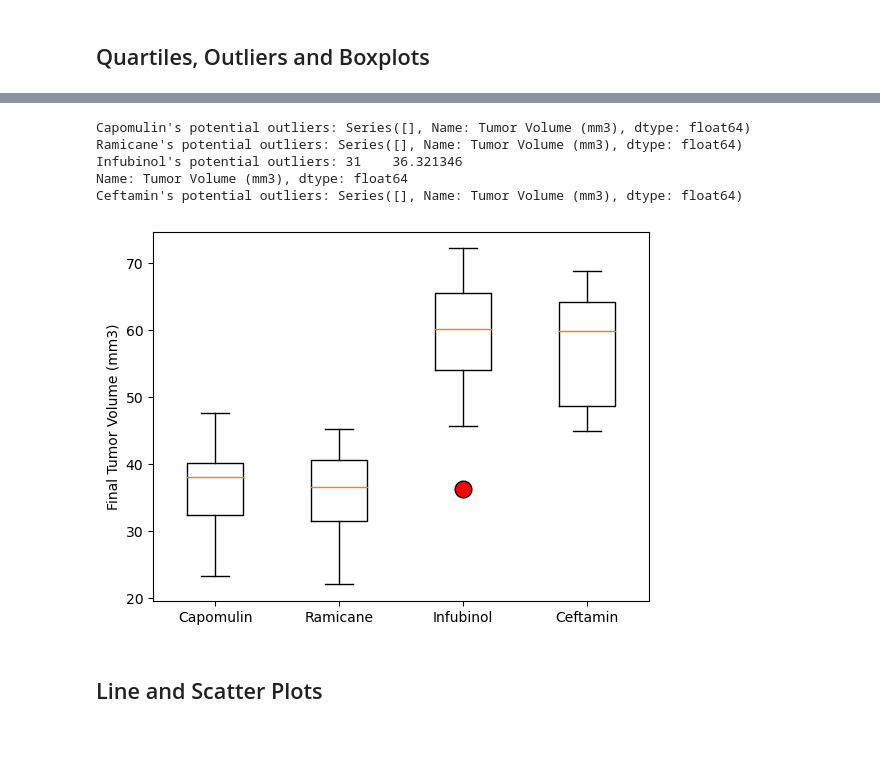
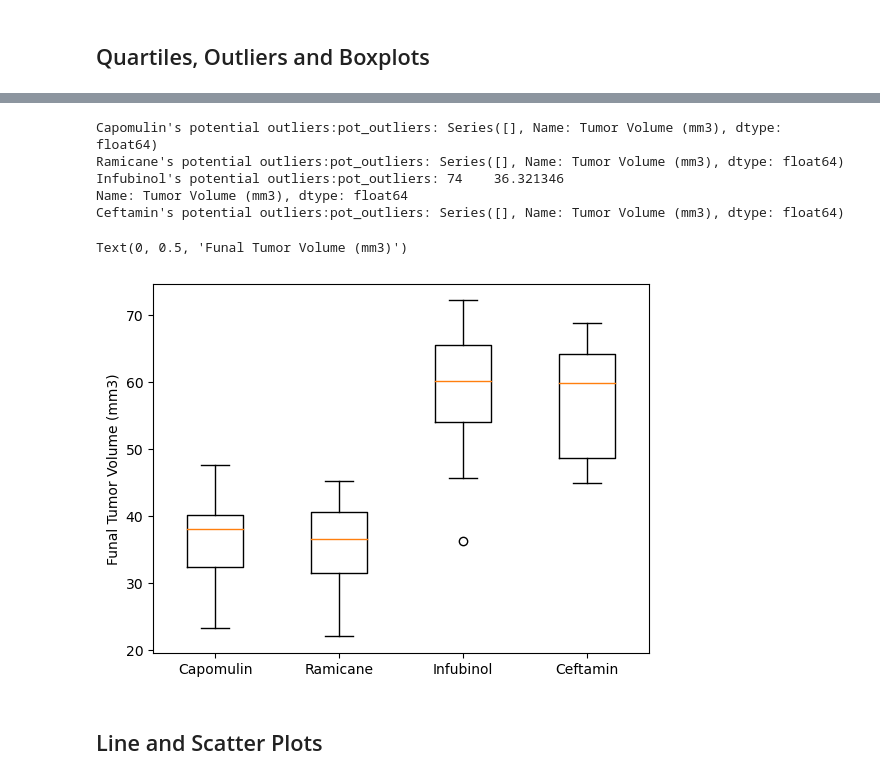
Before and after one commit to Xelven001/Pymaceuticals_challenge, a Jupyter notebook: pymaceuticals_starter.ipynb, the cells around one changed output, grey strips where cells are left out. Saved outputs shown, nothing was run; the diff lists cells and outputs as text; code cells hidden in the pictures; blank space fills up the shorter version.

```diff
--- a/pymaceuticals_starter.ipynb
+++ b/pymaceuticals_starter.ipynb
@@ -84,7 +102,7 @@ data[data["Mouse ID"] == dupe_id[0]]
 | 920 | g989 | 35 | 62.570880 | 2 | Propriva | Female | 21 | ... |
 # %%
 # Create a clean DataFrame by dropping the duplicate mouse by its ID.
-df = df[df["Mouse ID"]!= dupe_id[0]]
+df = data[data["Mouse ID"]!= dupe_id[0]]
 df.head()
 # %% [output]
 |  | Mouse ID | Timepoint | Tumor Volume (mm3) | Metastatic Sites | Drug Regimen | Sex | Age_months | ... |
@@ -212,8 +230,10 @@ plt.show()
 # %%
 # Calculate the final tumor volume of each mouse across four of the treatment regimens:
 # Capomulin, Ramicane, Infubinol, and Ceftamin
-
 # Start by getting the last (greatest) timepoint for each mouse
-
-
+df_grp2 = df.groupby(["Mouse ID","Drug Regimen"])["Timepoint"].max()
+df2 = pd.DataFrame(df_grp2)
 # Merge this group df with the original DataFrame to get the tumor volume at the last timepoint
+tumor_df = pd.merge(df,df2, on = ["Mouse ID","Drug Regimen","Timepoint"],how='inner')
+# Merge this group df with the original DataFrame to get the tumor volume at the last timepoint
+tumor_df.head()
@@ -220,29 +247,39 @@ plt.show()
 # %%
 # Put treatments into a list for for loop (and later for plot labels)
-
-
+treats = ['Capomulin','Ramicane','Infubinol','Ceftamin']
+treats
 # Create empty list to fill with tumor vol data (for plotting)
 
-
-# Calculate the IQR and quantitatively determine if there are any potential outliers.
-
-
-    # Locate the rows which contain mice on each drug and get the tumor volumes
-
-
-    # add subset
-
+vol_data = []
+# # Calculate the IQR and quantitatively determine if there are any potential outliers.
+# for treat in treats:
+for treat in treats:
+    sub_df = tumor_df[tumor_df["Drug Regimen"] == treat]
+    tumor_vol = sub_df["Tumor Volume (mm3)"]
+    vol_data.append(tumor_vol)
 
     # Determine outliers using upper and lower bounds
+    quartiles = tumor_vol.quantile([0.25, 0.75])
+    lower_q = quartiles[0.25]
+    upper_q = quartiles[0.75]
+    iqr = upper_q - lower_q
+
+    lower_bound = lower_q - 1.5 * iqr
+    upper_bound = upper_q + 1.5 * iqr
+    pot_outliers = sub_df[(tumor_vol < lower_bound) | (tumor_vol > upper_bound)]
+    print(f"{treat}'s potential outliers:pot_outliers: {pot_outliers['Tumor Volume (mm3)']}")
 # %% [output]
-Capomulin's potential outliers: Series([], Name: Tumor Volume (mm3), dtype: float64)
-Ramicane's potential outliers: Series([], Name: Tumor Volume (mm3), dtype: float64)
-Infubinol's potential outliers: 31    36.321346
+Capomulin's potential outliers:pot_outliers: Series([], Name: Tumor Volume (mm3), dtype: float64)
+Ramicane's potential outliers:pot_outliers: Series([], Name: Tumor Volume (mm3), dtype: float64)
+Infubinol's potential outliers:pot_outliers: 74    36.321346
 Name: Tumor Volume (mm3), dtype: float64
-Ceftamin's potential outliers: Series([], Name: Tumor Volume (mm3), dtype: float64)
+Ceftamin's potential outliers:pot_outliers: Series([], Name: Tumor Volume (mm3), dtype: float64)
 # %%
 # Generate a box plot that shows the distrubution of the tumor volume for each treatment group.
+plt.boxplot(vol_data,labels=treats)
+plt.ylabel("Funal Tumor Volume (mm3)")
 # %% [output]
+Text(0, 0.5, 'Funal Tumor Volume (mm3)')
-[figure, old version]
+[figure, new version]
 # %% [markdown]
 ## Line and Scatter Plots
```
Also changed, not shown: parts of 11 cells of this notebook.
